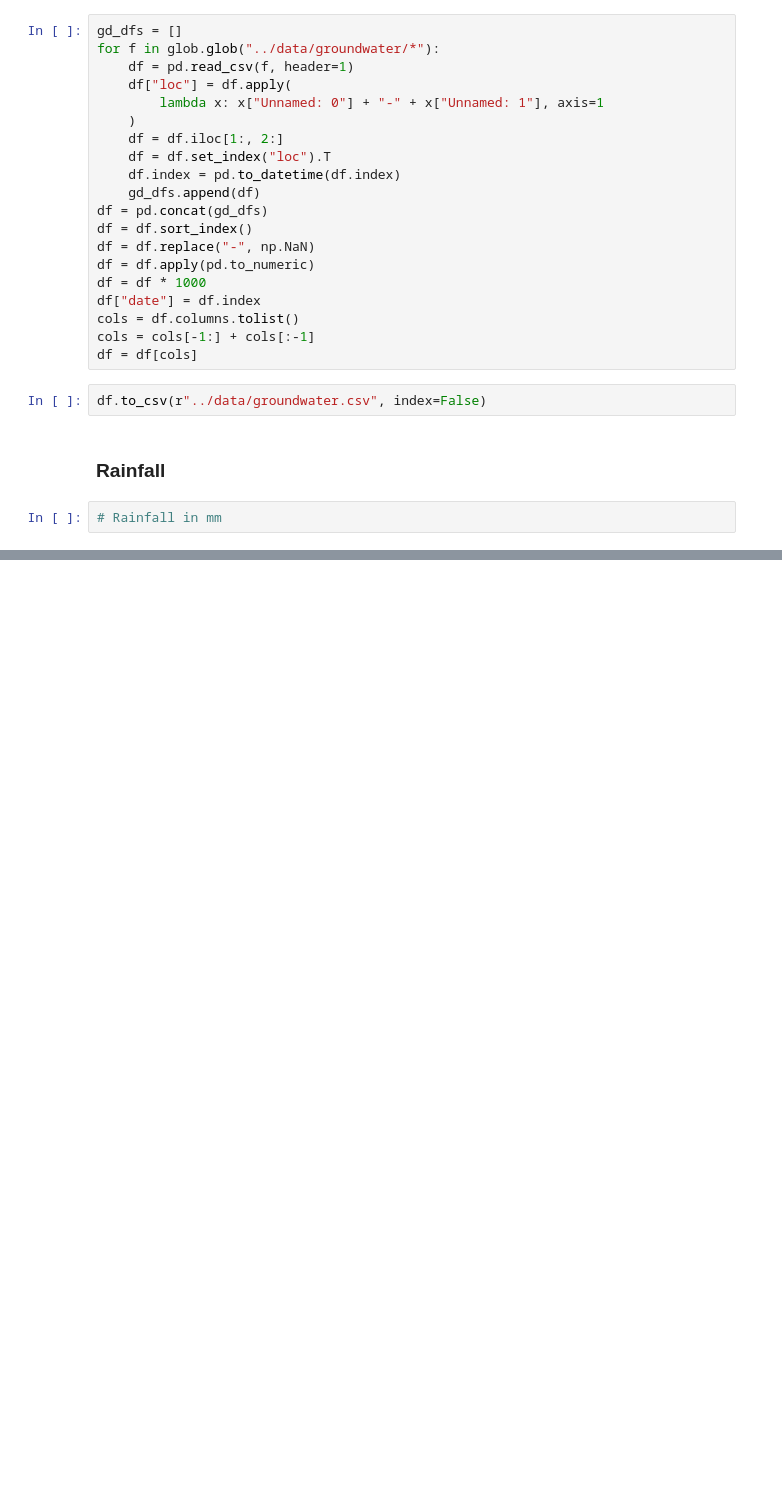
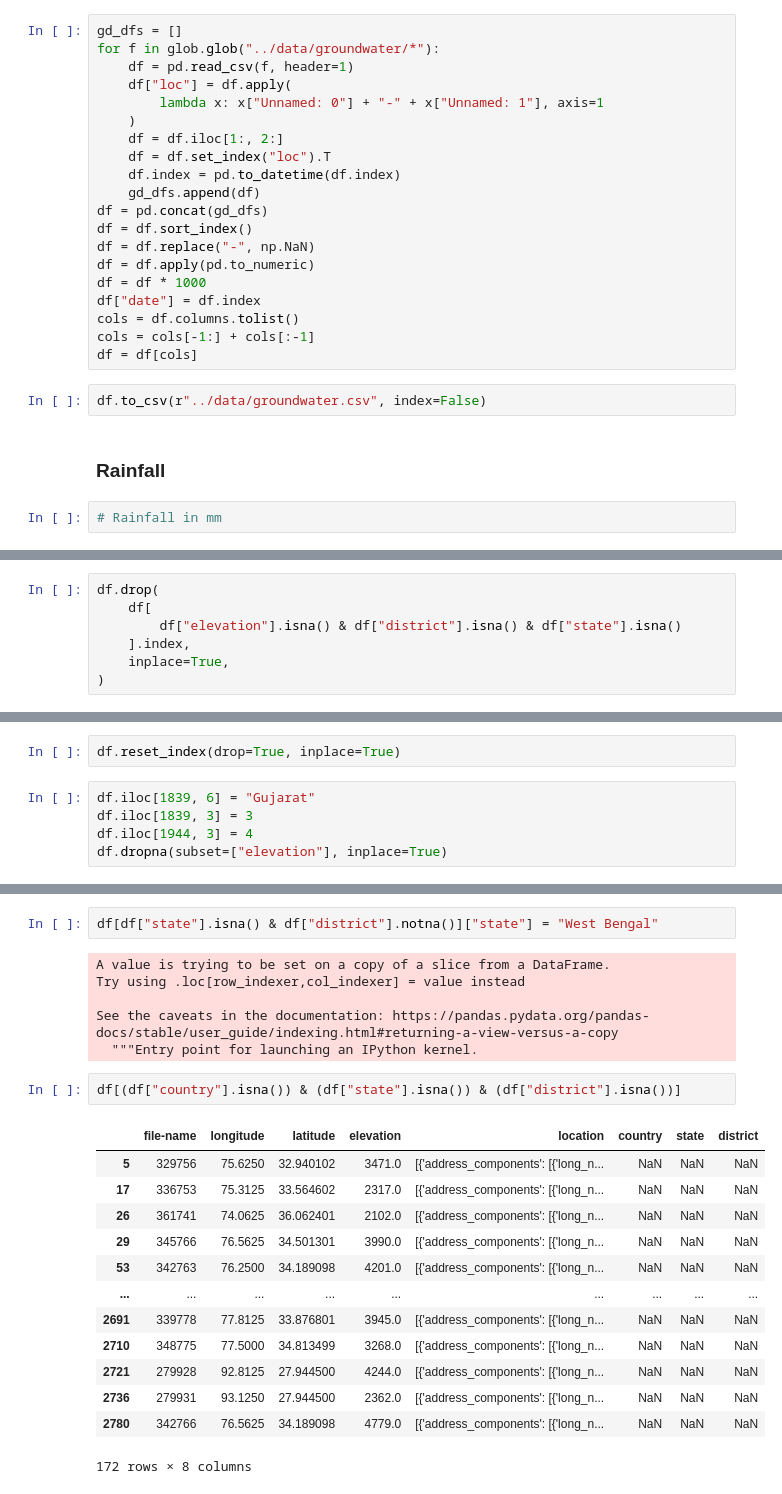
Before and after one commit to dev-essbee/groundwater-analysis-sih, a Jupyter notebook: notebooks/merge-datasets.ipynb, the cells around one changed output, grey strips where cells are left out. Cells and saved outputs as stored; diff of their text form; blank space fills up the shorter version.

Commit message:
added locations of rainfall data obtained from stem

```diff
--- a/notebooks/merge-datasets.ipynb
+++ b/notebooks/merge-datasets.ipynb
@@ -64,0 +199,7 @@ df.describe()
+# %%
+df.drop(
+    df[
+        df["elevation"].isna() & df["district"].isna() & df["state"].isna()
+    ].index,
+    inplace=True,
+)
@@ -64,0 +228,7 @@ df.describe()
+# %%
+df.reset_index(drop=True, inplace=True)
+# %%
+df.iloc[1839, 6] = "Gujarat"
+df.iloc[1839, 3] = 3
+df.iloc[1944, 3] = 4
+df.dropna(subset=["elevation"], inplace=True)
@@ -64,0 +245,24 @@ df.describe()
+# %%
+df[df["state"].isna() & df["district"].notna()]["state"] = "West Bengal"
+# %% [output]
+A value is trying to be set on a copy of a slice from a DataFrame.
+Try using .loc[row_indexer,col_indexer] = value instead
+
+See the caveats in the documentation: https://pandas.pydata.org/pandas-docs/stable/user_guide/indexing.html#returning-a-view-versus-a-copy
+  """Entry point for launching an IPython kernel.
+# %%
+df[(df["country"].isna()) & (df["state"].isna()) & (df["district"].isna())]
+# %% [output]
+|  | file-name | longitude | latitude | elevation | location | country | state | district |
+| 5 | 329756 | 75.6250 | 32.940102 | 3471.0 | [{'address_components': [{'long_n... | NaN | NaN | NaN |
+| 17 | 336753 | 75.3125 | 33.564602 | 2317.0 | [{'address_components': [{'long_n... | NaN | NaN | NaN |
+| 26 | 361741 | 74.0625 | 36.062401 | 2102.0 | [{'address_components': [{'long_n... | NaN | NaN | NaN |
+| 29 | 345766 | 76.5625 | 34.501301 | 3990.0 | [{'address_components': [{'long_n... | NaN | NaN | NaN |
+| 53 | 342763 | 76.2500 | 34.189098 | 4201.0 | [{'address_components': [{'long_n... | NaN | NaN | NaN |
+| ... | ... | ... | ... | ... | ... | ... | ... | ... |
+| 2691 | 339778 | 77.8125 | 33.876801 | 3945.0 | [{'address_components': [{'long_n... | NaN | NaN | NaN |
+| 2710 | 348775 | 77.5000 | 34.813499 | 3268.0 | [{'address_components': [{'long_n... | NaN | NaN | NaN |
+| 2721 | 279928 | 92.8125 | 27.944500 | 4244.0 | [{'address_components': [{'long_n... | NaN | NaN | NaN |
+| 2736 | 279931 | 93.1250 | 27.944500 | 2362.0 | [{'address_components': [{'long_n... | NaN | NaN | NaN |
+| 2780 | 342766 | 76.5625 | 34.189098 | 4779.0 | [{'address_components': [{'long_n... | NaN | NaN | NaN |
+172 rows × 8 columns
```
Also changed, not shown: parts of 42 cells of this notebook, 4 other files.
